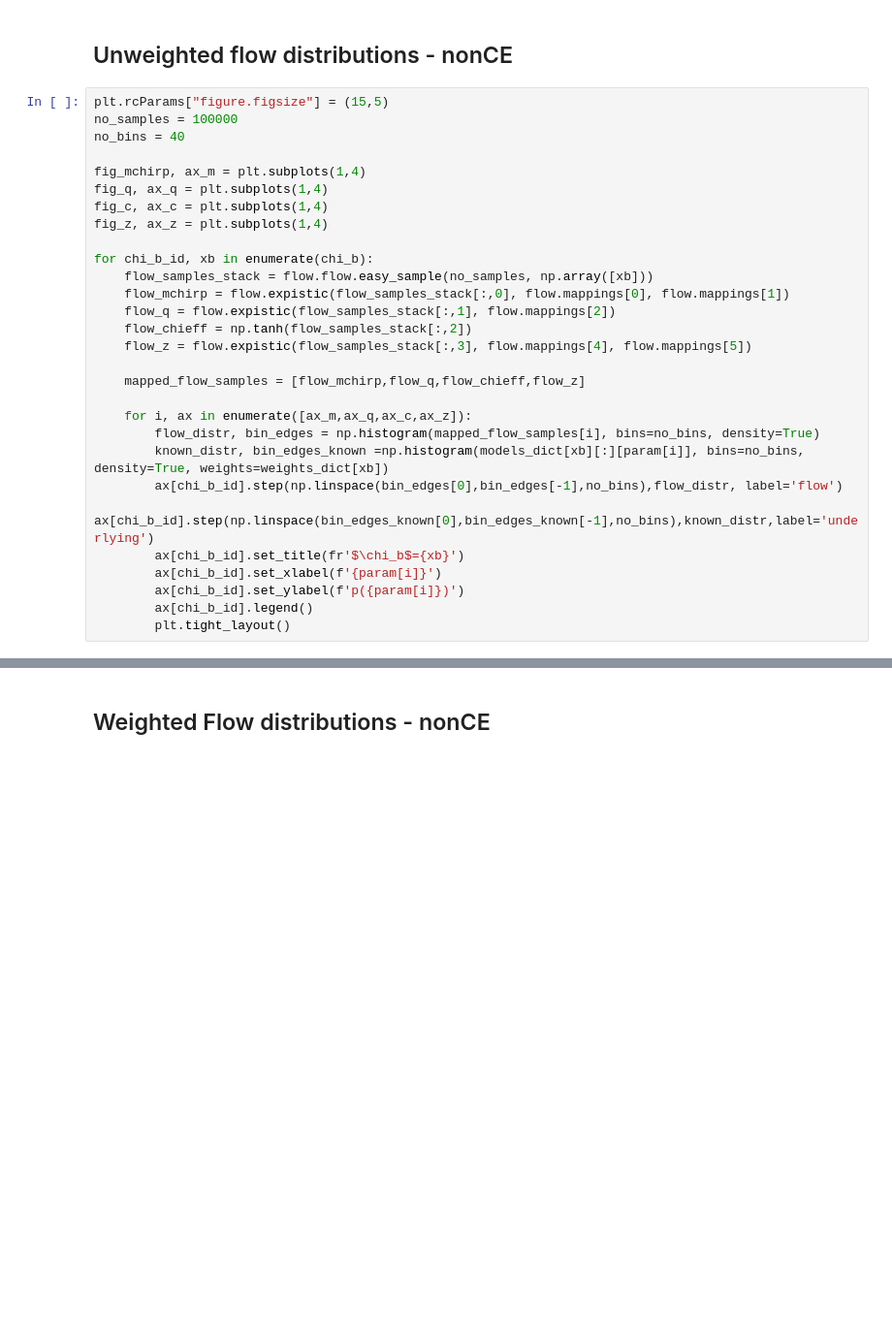
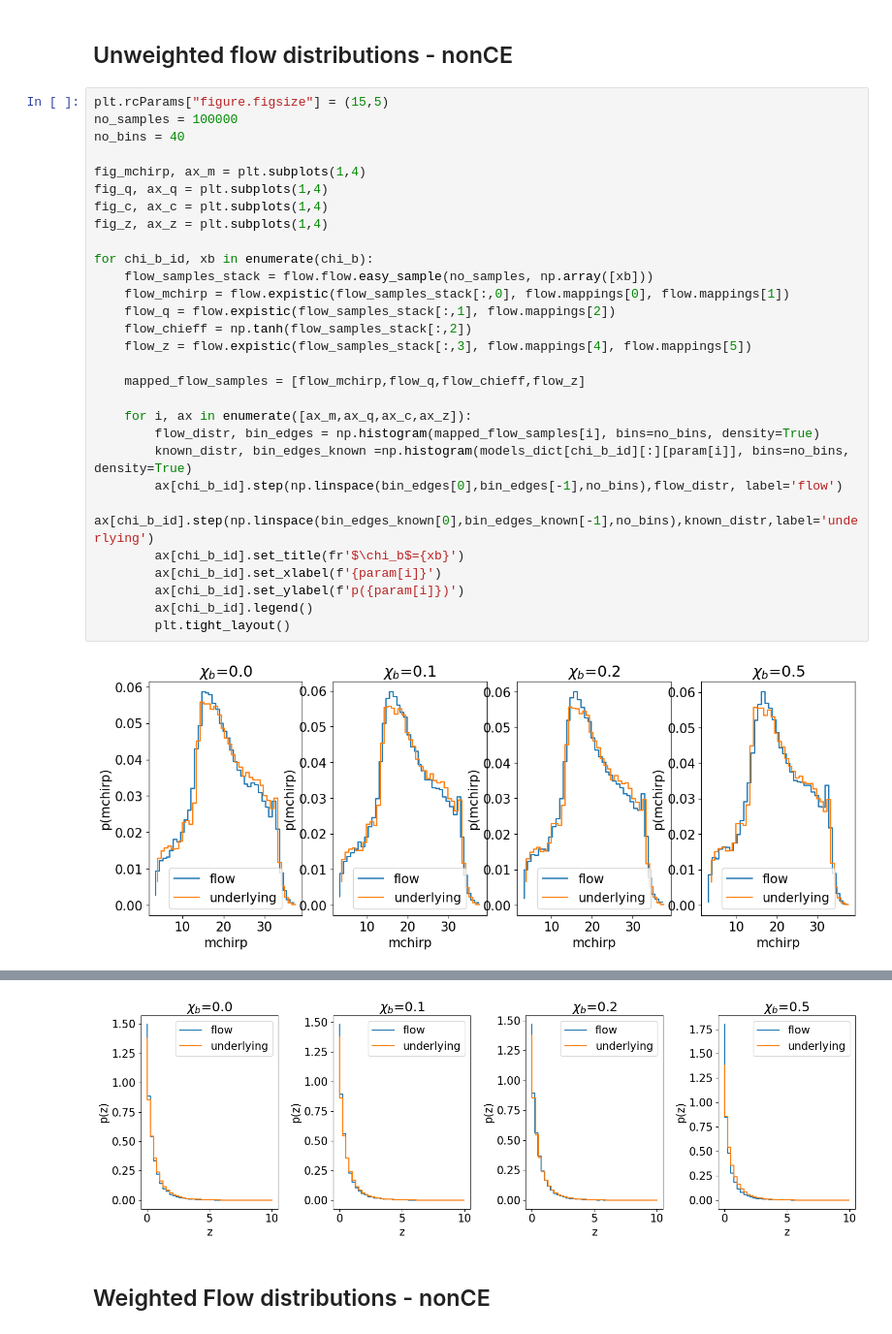
Before and after one commit to scolloms/AMAZE_model_selection, a Jupyter notebook: flow_models/check_trained_distribution.ipynb, the cells around one changed output, grey strips where cells are left out. Shown at 97% size. Cells and saved outputs as stored; diff of their text form; blank space fills up the shorter version.

```diff
--- a/flow_models/check_trained_distribution.ipynb
+++ b/flow_models/check_trained_distribution.ipynb
@@ -57,29 +57,31 @@ weighted_flow.load_model('./cosmo_weights/', channel_label)
 # %%
 plt.rcParams["figure.figsize"] = (15,5)
 no_samples = 100000
 no_bins = 40
 
 fig_mchirp, ax_m = plt.subplots(1,4)
 fig_q, ax_q = plt.subplots(1,4)
 fig_c, ax_c = plt.subplots(1,4)
 fig_z, ax_z = plt.subplots(1,4)
 
 for chi_b_id, xb in enumerate(chi_b):
     flow_samples_stack = flow.flow.easy_sample(no_samples, np.array([xb]))
     flow_mchirp = flow.expistic(flow_samples_stack[:,0], flow.mappings[0], flow.mappings[1])
     flow_q = flow.expistic(flow_samples_stack[:,1], flow.mappings[2])
     flow_chieff = np.tanh(flow_samples_stack[:,2])
     flow_z = flow.expistic(flow_samples_stack[:,3], flow.mappings[4], flow.mappings[5])
 
     mapped_flow_samples = [flow_mchirp,flow_q,flow_chieff,flow_z]
 
     for i, ax in enumerate([ax_m,ax_q,ax_c,ax_z]):
         flow_distr, bin_edges = np.histogram(mapped_flow_samples[i], bins=no_bins, density=True)
-        known_distr, bin_edges_known =np.histogram(models_dict[xb][:][param[i]], bins=no_bins, density=True, weights=weights_dict[xb])
+        known_distr, bin_edges_known =np.histogram(models_dict[chi_b_id][:][param[i]], bins=no_bins, density=True)
         ax[chi_b_id].step(np.linspace(bin_edges[0],bin_edges[-1],no_bins),flow_distr, label='flow')
         ax[chi_b_id].step(np.linspace(bin_edges_known[0],bin_edges_known[-1],no_bins),known_distr,label='underlying')
         ax[chi_b_id].set_title(fr'$\chi_b$={xb}')
         ax[chi_b_id].set_xlabel(f'{param[i]}')
         ax[chi_b_id].set_ylabel(f'p({param[i]})')
         ax[chi_b_id].legend()
         plt.tight_layout()
+# %% [output]
+[figure, added]
@@ -86,3 +90,4 @@ for chi_b_id, xb in enumerate(chi_b):
+[figure, added]
 # %% [markdown]
 ## Weighted Flow distributions - nonCE
 # %%
```
Also changed, not shown: parts of 6 cells of this notebook.
